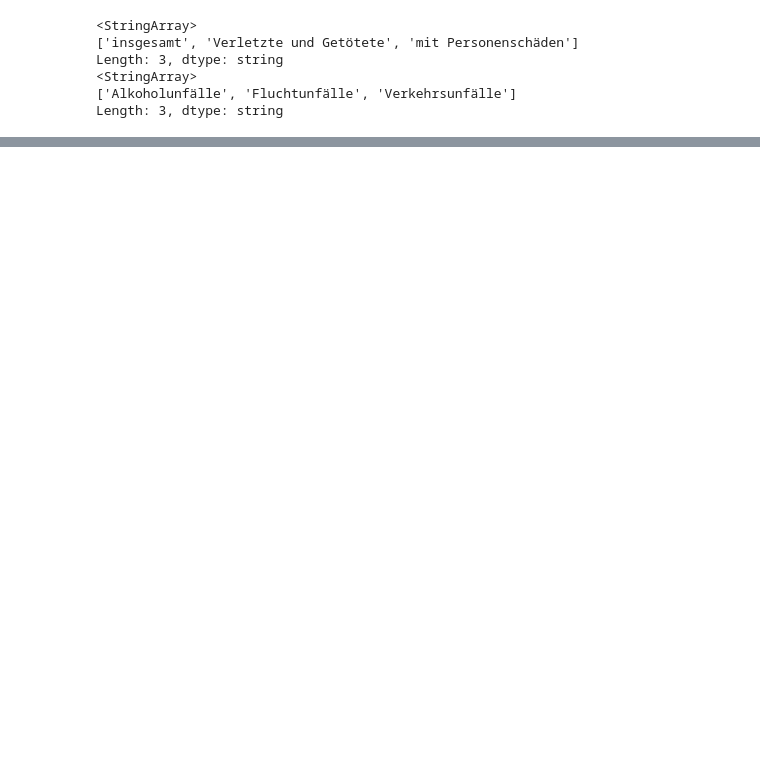
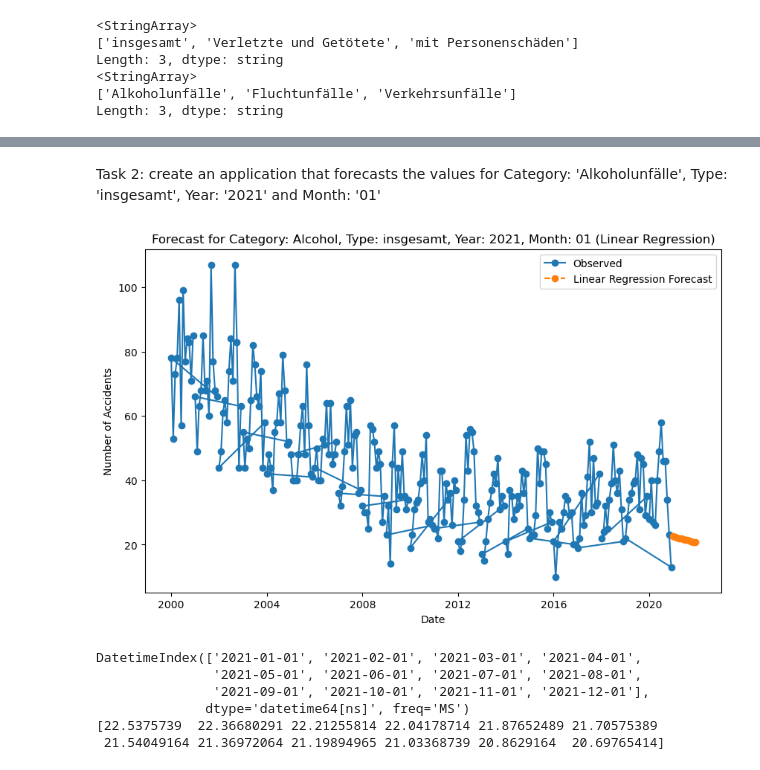
Before and after one commit to andreea-bodea/DPS_Challenge, a Jupyter notebook: DPD_Challenge_Mission1.ipynb, the cells around one changed output, grey strips where cells are left out. Saved outputs shown, nothing was run; the diff lists cells and outputs as text; code cells hidden in the pictures; blank space fills up the shorter version.

```diff
--- a/DPD_Challenge_Mission1.ipynb
+++ b/DPD_Challenge_Mission1.ipynb
@@ -149,0 +179,38 @@ array([[<AxesSubplot:title={'center':'JAHR'}>,
+# %% [markdown]
+Task 2: create an application that forecasts the values for Category: 'Alkoholunfälle', Type: 'insgesamt', Year: '2021' and Month: '01'
+# %%
+# LINEAR REGRESSION
+
+from sklearn.linear_model import LinearRegression
+
+filtered_df = df[(df['MONATSZAHL'] == 'Alkoholunfälle') & (df['AUSPRAEGUNG'] == 'insgesamt')]
+
+X = pd.to_numeric(filtered_df['MONAT']).values.reshape(-1, 1)
+y = filtered_df['WERT'].values
+
+model = LinearRegression()
+model.fit(X, y)
+
+future_dates = pd.date_range(start='2021-01-01', periods=12, freq='MS')
+future_X = pd.to_numeric(future_dates).values.reshape(-1, 1)
+predicted_values = model.predict(future_X)
+
+plt.figure(figsize=(10, 6))
+plt.plot(filtered_df['MONAT'], filtered_df['WERT'], label='Observed', marker='o')
+plt.plot(future_dates, predicted_values, label='Linear Regression Forecast', marker='o', linestyle='dashed')
+plt.title('Forecast for Category: Alcohol, Type: insgesamt, Year: 2021, Month: 01 (Linear Regression)')
+plt.xlabel('Date')
+plt.ylabel('Number of Accidents')
+plt.legend()
+plt.show()
+
+print(future_dates)
+print(predicted_values)
+# %% [output]
+[figure, added]
+DatetimeIndex(['2021-01-01', '2021-02-01', '2021-03-01', '2021-04-01',
+               '2021-05-01', '2021-06-01', '2021-07-01', '2021-08-01',
+               '2021-09-01', '2021-10-01', '2021-11-01', '2021-12-01'],
+              dtype='datetime64[ns]', freq='MS')
+[22.5375739  22.36680291 22.21255814 22.04178714 21.87652489 21.70575389
+ 21.54049164 21.36972064 21.19894965 21.03368739 20.8629164  20.69765414]
```
Also changed, not shown: parts of 10 cells of this notebook.
